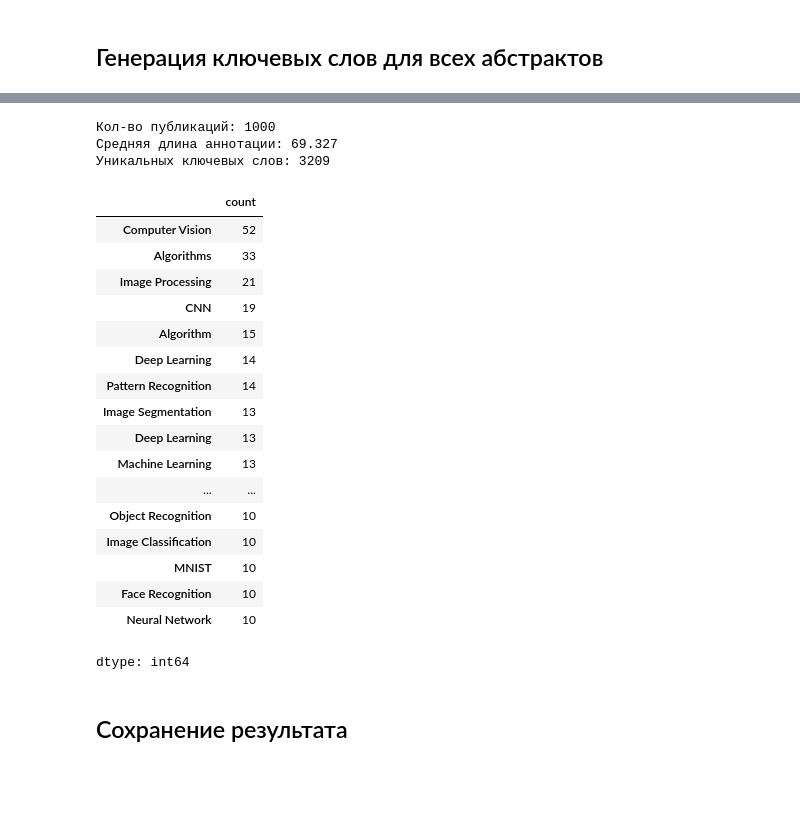
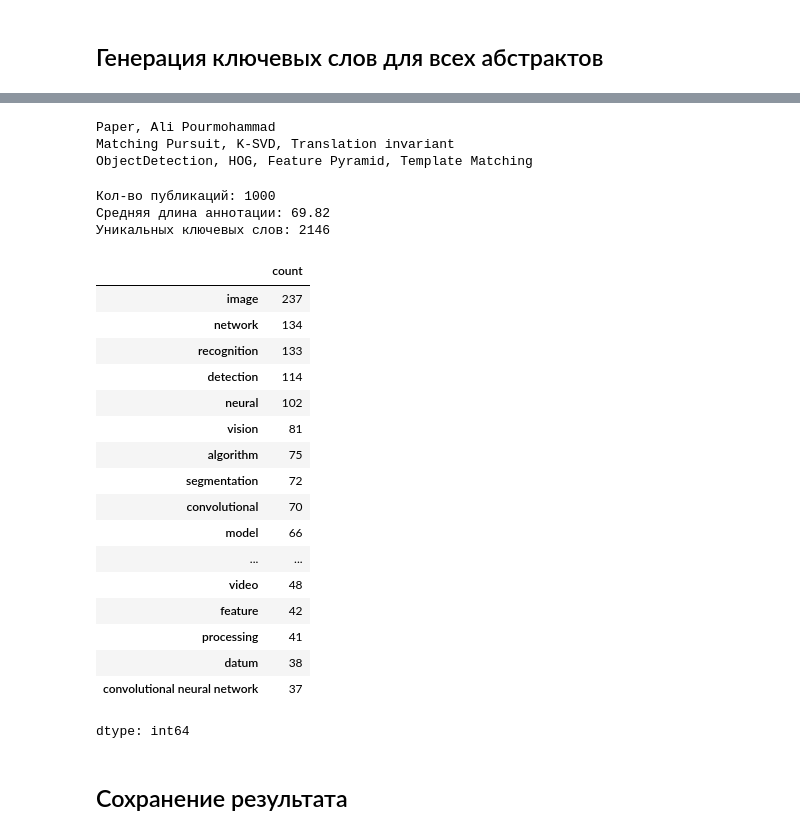
Before and after one commit to 21092004Goda/data_anal, a Jupyter notebook: Lab_1_Computer_Vision_and_Pattern_Recognition.ipynb, the cells around one changed output, grey strips where cells are left out. Drawn from its saved outputs; the diff is of its cells as text; code cells hidden in the pictures; blank space fills up the shorter version.

```diff
--- a/Lab_1_Computer_Vision_and_Pattern_Recognition.ipynb
+++ b/Lab_1_Computer_Vision_and_Pattern_Recognition.ipynb
@@ -122,7 +128,7 @@ Wall time: 6min 32s
 # %%
 df["authors"] = df["authors"].apply(lambda x: ", ".join(x))
 df["tags"] = df["tags"].apply(lambda x: ", ".join(x))
-df["keywords"] = df["keywords"].apply(lambda x: ", ".join(x))
+# df["keywords"] = df["keywords"].apply(lambda x: ", ".join(x))
 
 df
 # %% [output]
@@ -142,30 +222,37 @@ df
+# %%
+for i in range(3):
+    print(pipe(df["abstract"].iloc[i])[0]["generated_text"])
+# %% [output]
+Paper, Ali Pourmohammad
+Matching Pursuit, K-SVD, Translation invariant
+ObjectDetection, HOG, Feature Pyramid, Template Matching
 # %%
 print("Кол-во публикаций:", len(df))
 print("Средняя длина аннотации:", df["abstract"].apply(lambda x: len(x.split())).mean())
-all_keywords = [kw for kws in df["keywords"].str.split(",") for kw in kws]
+all_keywords = [kw for kws in df["keywords"] for kw in kws]
 print("Уникальных ключевых слов:", len(set(all_keywords)))
 pd.Series(all_keywords).value_counts().head(20)
 # %% [output]
 Кол-во публикаций: 1000
-Средняя длина аннотации: 69.327
-Уникальных ключевых слов: 3209
+Средняя длина аннотации: 69.82
+Уникальных ключевых слов: 2146
 |  | count |
-| Computer Vision | 52 |
-| Algorithms | 33 |
-| Image Processing | 21 |
-| CNN | 19 |
-| Algorithm | 15 |
-| Deep Learning | 14 |
-| Pattern Recognition | 14 |
-| Image Segmentation | 13 |
-| Deep Learning | 13 |
-| Machine Learning | 13 |
+| image | 237 |
+| network | 134 |
+| recognition | 133 |
+| detection | 114 |
+| neural | 102 |
+| vision | 81 |
+| algorithm | 75 |
+| segmentation | 72 |
+| convolutional | 70 |
+| model | 66 |
 | ... | ... |
-| Object Recognition | 10 |
-| Image Classification | 10 |
-| MNIST | 10 |
-| Face Recognition | 10 |
-| Neural Network | 10 |
+| video | 48 |
+| feature | 42 |
+| processing | 41 |
+| datum | 38 |
+| convolutional neural network | 37 |
 dtype: int64
 # %% [markdown]
 ## Сохранение результата
```
Also changed, not shown: parts of 28 cells of this notebook.
